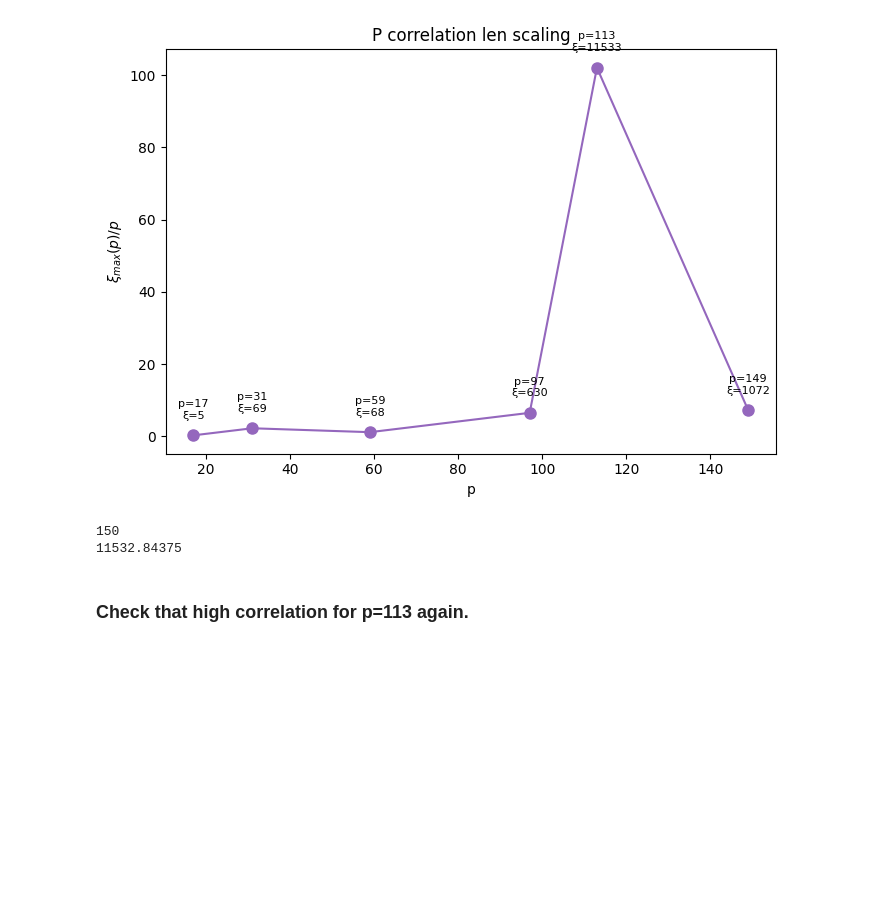
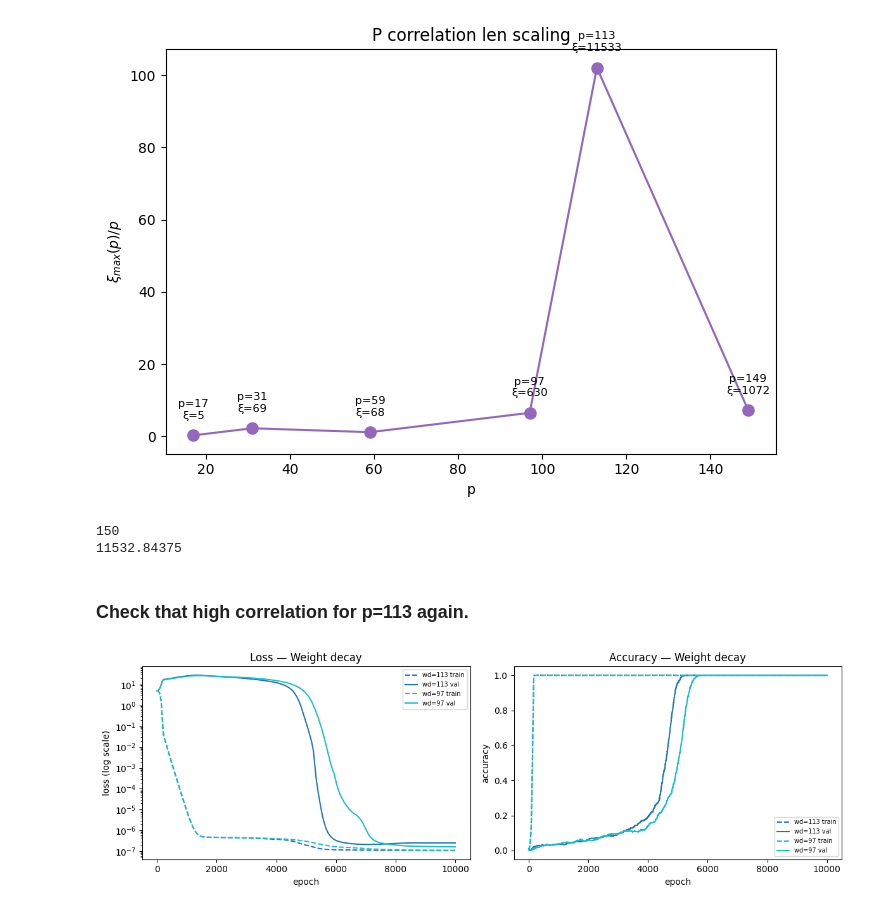
Before and after one commit to Aavash232311/Empirical-Analysis-of-Phase-Transitions-in-Transformer-Models-Using-Mechanistic-Interpretability, a Jupyter notebook: transformer-pt-analysis-main/src/Analysis/sharpness_and_width_transition.ipynb, the cells around one changed output. Saved outputs shown, nothing was run; the diff lists cells and outputs as text; code cells hidden in the pictures; blank space fills up the shorter version.

```diff
--- a/transformer-pt-analysis-main/src/Analysis/sharpness_and_width_transition.ipynb
+++ b/transformer-pt-analysis-main/src/Analysis/sharpness_and_width_transition.ipynb
@@ -279,6 +279,7 @@ cfg = TrainConfig()
 
 result_across_selected_p = []
 p_values = []
+plot_data_selected_weight_decay = []
 
 for obj in path_wd:
     path = os.path.join("skeletons_choosed_p", obj['path'])
@@ -288,33 +289,40 @@ for obj in path_wd:
     model = MinimalTransformer(
         vocab_size=cfg.vocab_size, d_model=cfg.d_model, n_heads=cfg.n_heads,
         num_layers=cfg.num_layers, max_seq_len=cfg.seq_len,
         hidden_mlp=cfg.hidden_mlp,
     ).to(device)
 
     skeletons = torch.load(path, map_location=device)
 
 
     history = skeletons['history']
 
     xi = [pt['xi'] for pt in history['spectral']]
     peak = [pt['peak'] for pt in history['spectral']]
 
     #plot_training_curves(history, title=f"d={cfg.d_model} P={p}")
     # plot_spectral_history(history, title=f"Diagonal spectral mass during training seed={random_seed}")
 
     spectal_mass = [{
         "d_mass": props['diag_mass'],
         "epoch": props['epoch'],
     } for props in history['spectral']]
 
     epochs = [pt['epoch'] for pt in spectal_mass]
     d_mass = [pt['d_mass'] for pt in spectal_mass]
 
+    plot_data_selected_weight_decay.append((p, skeletons['history']))
+
     r = a.fit_one_run(epochs, d_mass)
     r['p'] = int(p)
     r['xi'] = xi
     r['peak'] = peak
     result_across_selected_p.append(r)
+
+
+a.plot_training_curves_weight_decay(plot_data_selected_weight_decay, "Weight decay")
+# %% [output]
+[figure, added]
 # %%
 xi_max_by_p = {res['p']: max(res['xi']) for res in result_across_selected_p}
 
```
Also changed, not shown: parts of 1 cell of this notebook, 2 other files.
